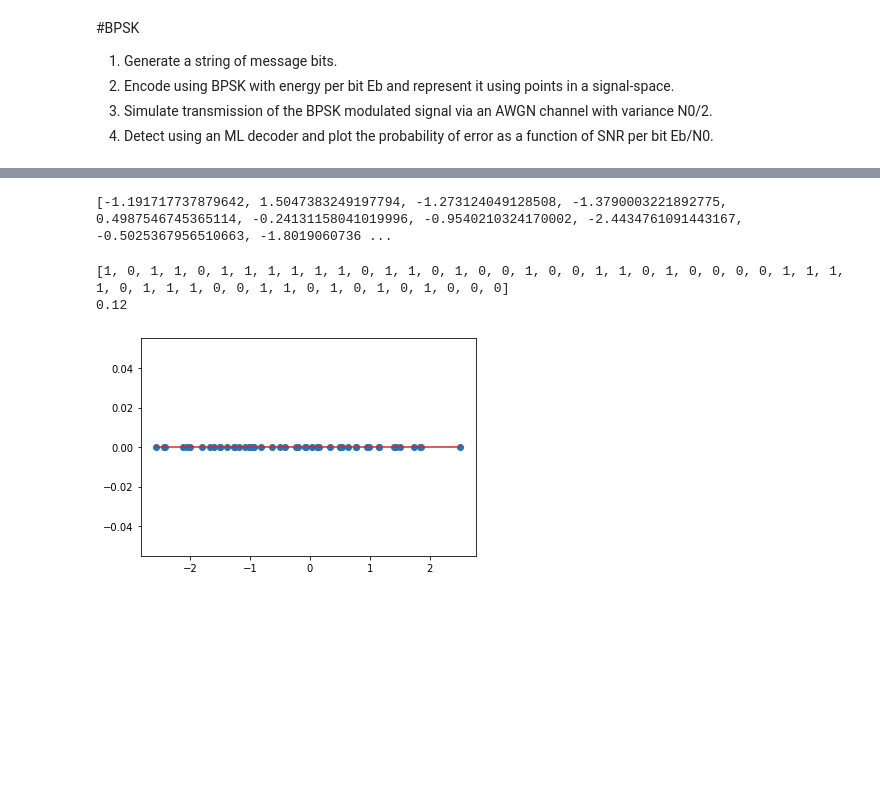
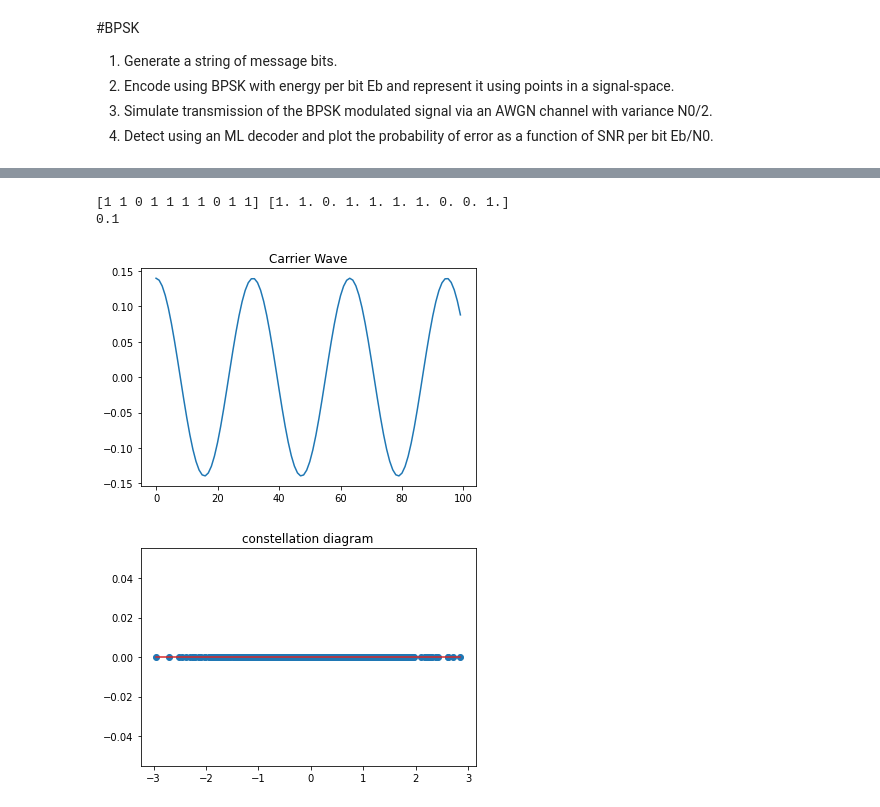
Before and after one commit to roshangeoroy/CommunicationSimulations, a Jupyter notebook: BPSK_&_QPSK.ipynb, the cells around one changed output, grey strips where cells are left out. Drawn from its saved outputs; the diff is of its cells as text; code cells hidden in the pictures; blank space fills up the shorter version.

```diff
--- a/BPSK_&_QPSK.ipynb
+++ b/BPSK_&_QPSK.ipynb
@@ -59,28 +52,39 @@ plt.plot(k)
-# %%
-G=np.split(k,int(k.size/s.size))
-h=[]
-for ar in G:
-  h.append(np.sum(s*ar))
-
-print(h)
-# %% [output]
-[-1.191717737879642, 1.5047383249197794, -1.273124049128508, -1.3790003221892775, 0.4987546745365114, -0.24131158041019996, -0.9540210324170002, -2.4434761091443167, -0.5025367956510663, -1.8019060736 ...
-# %%
-x=[]
-for i in h:
-  if i<=0:
-    x.append(1)
-  else:
-    x.append(0)
-plt.stem(h,np.zeros_like(x))
-print(x)
-err=0
-for i in range(len(x)):
-  if x[i]!=b[i]:
-    err=err+1
-error=err/len(x)
-print(error)
-# %% [output]
-[1, 0, 1, 1, 0, 1, 1, 1, 1, 1, 1, 0, 1, 1, 0, 1, 0, 0, 1, 0, 0, 1, 1, 0, 1, 0, 0, 0, 0, 1, 1, 1, 1, 0, 1, 1, 1, 0, 0, 1, 1, 0, 1, 0, 1, 0, 1, 0, 0, 0]
-0.12
-[figure, removed]
+# %%
+#demodulation
+def demod(l,nc):
+  z=len(l)
+  y=len(nc)
+  h=[]
+  con=np.split(l,z/y)
+  for ar in con:
+      h.append(np.sum(nc*ar))
+  h=np.array(h)
+  return h
+# %%
+def ML_bpsk(a):
+  a[a<=0]=0
+  a[a>0]=1
+  return a
+# %%
+def error(i,o):
+  return np.average(np.abs(i-o))
+# %%
+B=bitG(10)
+c=car(0)
+plt.figure()
+plt.title("Carrier Wave")
+plt.plot(c)
+i=bpsk(B,c)
+i=awgn(i,1)
+plt.figure()
+plt.title("constellation diagram")
+plt.stem(i,np.zeros_like(i),use_line_collection=True)
+i=demod(i,c)
+i=ML_bpsk(i)
+print(B,i)
+print(error(B,i))
+# %% [output]
+[1 1 0 1 1 1 1 0 1 1] [1. 1. 0. 1. 1. 1. 1. 0. 0. 1.]
+0.1
+[figure, added]
+[figure, added]
```
Also changed, not shown: parts of 9 cells of this notebook.
